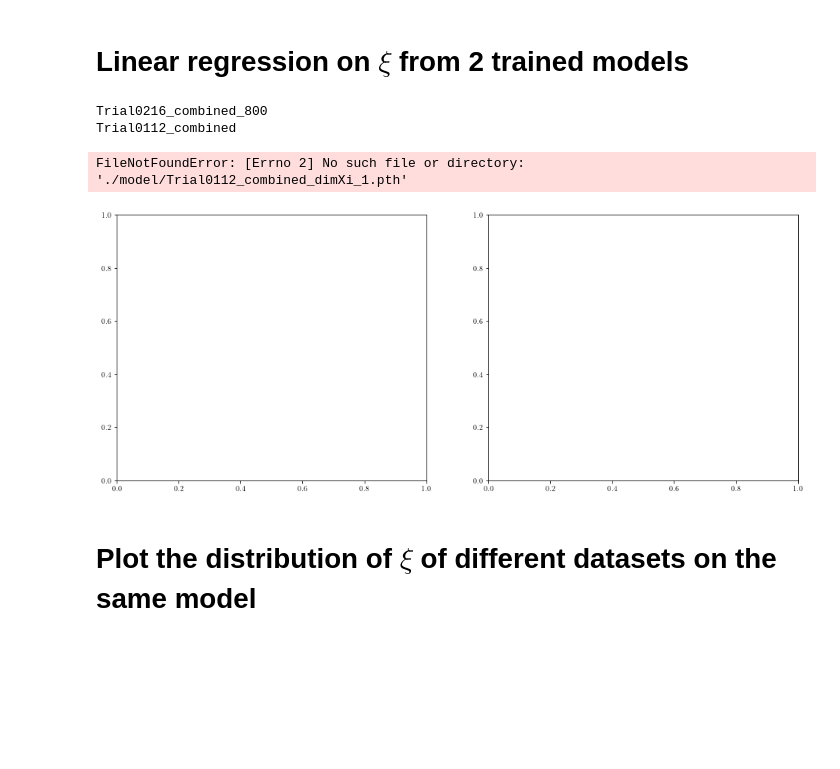
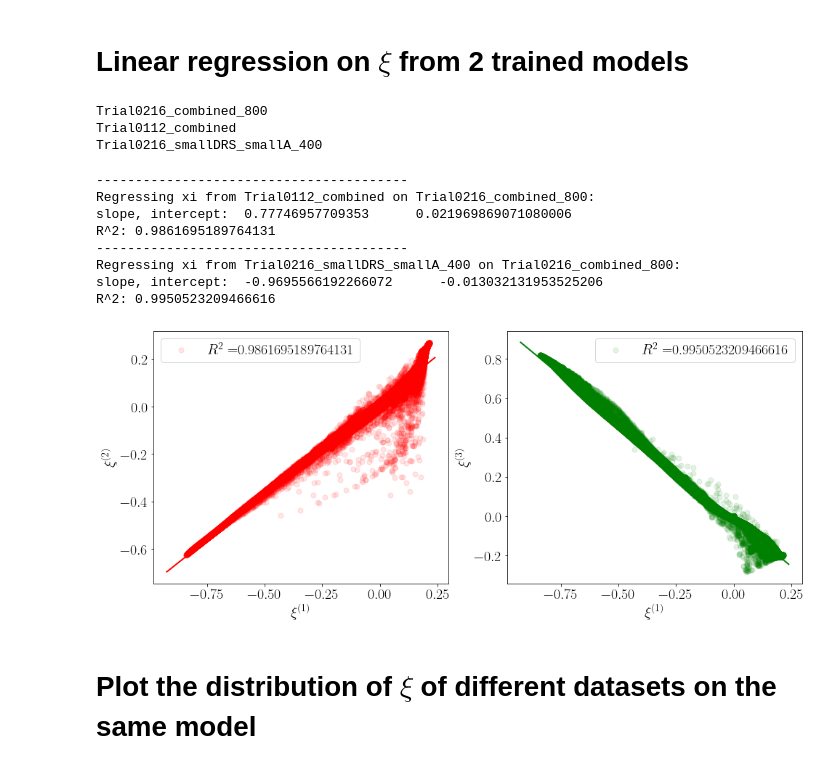
Before and after one commit to Shengduo/RateAndStateWithPotential, a Jupyter notebook: PlotPotentials.ipynb, the cells around one changed output. Cells and saved outputs as stored; diff of their text form; code cells hidden in the pictures; blank space fills up the shorter version.

```diff
--- a/PlotPotentials.ipynb
+++ b/PlotPotentials.ipynb
@@ -121,11 +121,11 @@ plt.rc('text', usetex=True)
 plt.rc('font', family='serif')
 # %%
 # Examine the ranges of different
-Xs = Xs.reshape(-1).detach().numpy()
-Vs = Vs.reshape(-1).detach().numpy()
-xis = xis.reshape(-1).detach().numpy()
-xiDots = xiDots.reshape(-1).detach().numpy()
-Dins = Dins.reshape(-1).detach().numpy()
+Xs = Xs.cpu().reshape(-1).detach().numpy()
+Vs = Vs.cpu().reshape(-1).detach().numpy()
+xis = xis.cpu().reshape(-1).detach().numpy()
+xiDots = xiDots.cpu().reshape(-1).detach().numpy()
+Dins = Dins.cpu().reshape(-1).detach().numpy()
 
 print("min(Xs), max(Xs): ", min(Xs), max(Xs))
 print("min(Vs), max(Vs): ", min(Vs), max(Vs))
@@ -198,13 +198,13 @@ for dataPrefix in dataPrefixs:
     xiDots = myPotCal.xiDots
     Dins = myPotCal.Dins
 
-    Xs = Xs.reshape(-1).detach().numpy()
-    Vs = Vs.reshape(-1).detach().numpy()
-    xis = xis.reshape(-1).detach().numpy()
-    xiDots = xiDots.reshape(-1).detach().numpy()
-    ts = ts.reshape(-1).detach().numpy()
-    fs = fs.reshape(-1).detach().numpy()
-    Dins = Dins.reshape(-1).detach().numpy()
+    Xs = Xs.cpu().reshape(-1).detach().numpy()
+    Vs = Vs.cpu().reshape(-1).detach().numpy()
+    xis = xis.cpu().reshape(-1).detach().numpy()
+    xiDots = xiDots.cpu().reshape(-1).detach().numpy()
+    ts = ts.cpu().reshape(-1).detach().numpy()
+    fs = fs.cpu().reshape(-1).detach().numpy()
+    Dins = Dins.cpu().reshape(-1).detach().numpy()
 
     Xss.append(Xs)
     Vss.append(Vs)
@@ -255,7 +255,7 @@ for idx in range(len(legends)):
     # Scatter the supporting points
     D_dagger_dataPts = torch.stack([torch.from_numpy(Vss[idx]).float(), torch.from_numpy(xiss[idx]).float()], dim=1)
     D_dagger_dataPts_val = torch.squeeze(myPotCal.D_dagger(D_dagger_dataPts))
-    D_dagger_dataPts_val = D_dagger_dataPts_val.detach().numpy()
+    D_dagger_dataPts_val = D_dagger_dataPts_val.cpu().detach().numpy()
     D_dagger_outss.append(D_dagger_dataPts_val)
 
     # Scatter the data points first
@@ -278,7 +278,7 @@ ax.legend(fontsize=fsize)
 # Plot the surface
 D_dagger_input = torch.stack([torch.from_numpy(DotX).float(), torch.from_numpy(Xi).float()], dim=2)
 D_dagger_val = torch.squeeze(myPotCal.D_dagger(D_dagger_input))
-D_dagger_val = D_dagger_val.detach().numpy()
+D_dagger_val = D_dagger_val.cpu().detach().numpy()
 print("Range of D_dagger: ", min(D_dagger_val.flatten()), ", ", max(D_dagger_val.flatten()))
 
 # Plot the surface.
@@ -780,6 +780,7 @@ Xs[:, 1:] = torch.cumulative_trapezoid(Vs, ts)
 modelPrefixs = ["Trial0216_combined_800", "Trial0112_combined", "Trial0216_smallDRS_smallA_400"]
 plotTitles = ["Trial0216_combined_800", "Trial0112_combined_400", "Trial0216_smallDRS_smallA_400"]
 dict_flags = [True, False, False]
+devices = [device, torch.device("cpu"), torch.device("cpu")]
 dim_xi = 1
 
 # Store the trained models and Pots
@@ -792,7 +793,7 @@ myDins = []
 # Loop all modelPrefixs
 for i, modelPrefix in enumerate(modelPrefixs):
     print(modelPrefix)
-    myModel = load_model(modelPrefix, torch.device("cpu"), dim_xi, dict_flags[i])
+    myModel = load_model(modelPrefix, devices[i], dim_xi, dict_flags[i])
 
     # Calculate xis, xiDots trajectories
     myPotCal = PotsCalXiXiDot(myModel)
@@ -810,35 +811,51 @@ for i, modelPrefix in enumerate(modelPrefixs):
 # %% [output]
 Trial0216_combined_800
 Trial0112_combined
+Trial0216_smallDRS_smallA_400
-FileNotFoundError: [Errno 2] No such file or directory: './model/Trial0112_combined_dimXi_1.pth'
 # %%
 # Perform linear regression
 from scipy.stats import linregress
-Base_Xis = myXis[0].reshape(-1).detach().numpy()
+Base_Xis = myXis[0].cpu().reshape(-1).detach().numpy()
 plot_xs = np.linspace(1.1 * min(Base_Xis), 1.1 * max(Base_Xis), 100)
 colors = ["red", "green"]
 legends = "$R^2 = $"
 
 # Set the plot
+from matplotlib import rc
+rc('font',**{'family':'sans-serif','sans-serif':['Helvetica']})
+## for Palatino and other serif fonts use:
+#rc('font',**{'family':'serif','serif':['Palatino']})
+rc('text', usetex=True)
+plt.rc('text', usetex=True)
+plt.rc('font', family='serif')
+
 fsize = 20
 fig, axs = plt.subplots(nrows = 1, ncols = 2, figsize = (16, 6.4))
 
 
 # Plot the asses
 for idx in range(1, len(myXis)):
     axs[idx - 1].tick_params(axis='both', which='major', labelsize=fsize)
     this_Xis = myXis[idx].reshape(-1).detach().numpy()
     res = linregress(Base_Xis, this_Xis)
     print("-" * 40)
     print("Regressing xi from {0} on {1}:".format(modelPrefixs[idx], modelPrefixs[0]))
     print("slope, intercept: ", res.slope, "    ", res.intercept)
     print("R^2:", res.rvalue ** 2)
     plot_ys = res.slope * plot_xs + res.intercept
     axs[idx - 1].scatter(Base_Xis, this_Xis, s=50, marker="o", alpha=0.1, c=colors[idx - 1], label=legends + str(res.rvalue ** 2))
     axs[idx - 1].plot(plot_xs, plot_ys, linewidth=2.0, color=colors[idx - 1] )
     axs[idx - 1].legend(fontsize = fsize)
     axs[idx - 1].set_xlabel("$\\xi^{(1)}$", fontsize=fsize)
-    axs[idx - 1].set_ylabel("$\\xi_{(0)}$".format(idx), fontsize=fsize)
-    axs[idx - 1].set_title(plotTitles[idx], fontsize=fsize)
+    axs[idx - 1].set_ylabel("$\\xi^{(" + str(idx + 1) + ")}$", fontsize=fsize)
+    # axs[idx - 1].set_title(plotTitles[idx], fontsize=fsize)
 # %% [output]
+----------------------------------------
+Regressing xi from Trial0112_combined on Trial0216_combined_800:
+slope, intercept:  0.77746957709353      0.021969869071080006
+R^2: 0.9861695189764131
+----------------------------------------
+Regressing xi from Trial0216_smallDRS_smallA_400 on Trial0216_combined_800:
+slope, intercept:  -0.9695566192266072      -0.013032131953525206
+R^2: 0.9950523209466616
-[figure, old version]
+[figure, new version]
```
Also changed, not shown: parts of 5 cells of this notebook, 2 other files.
